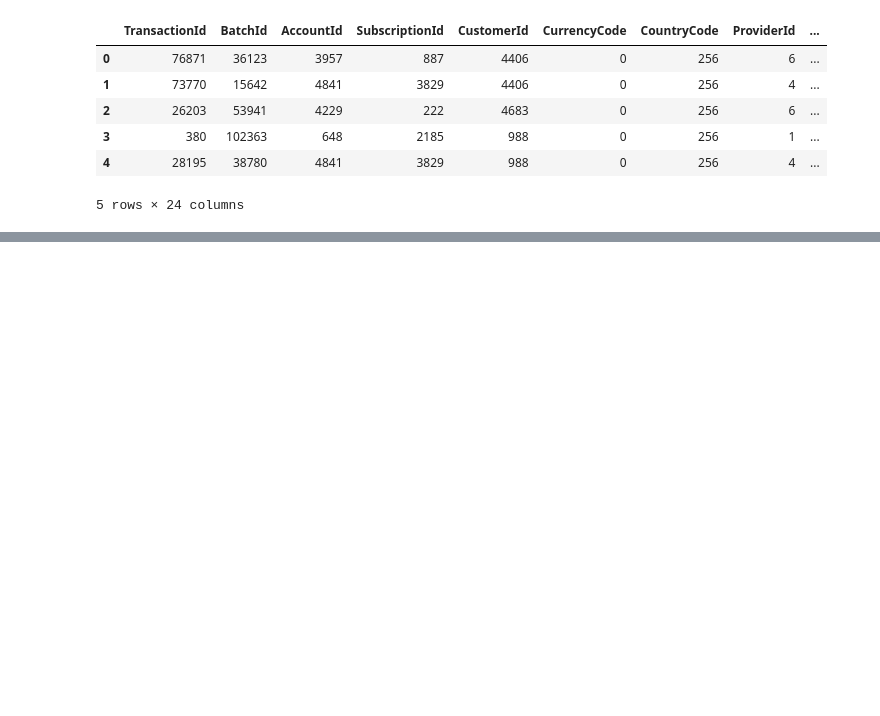
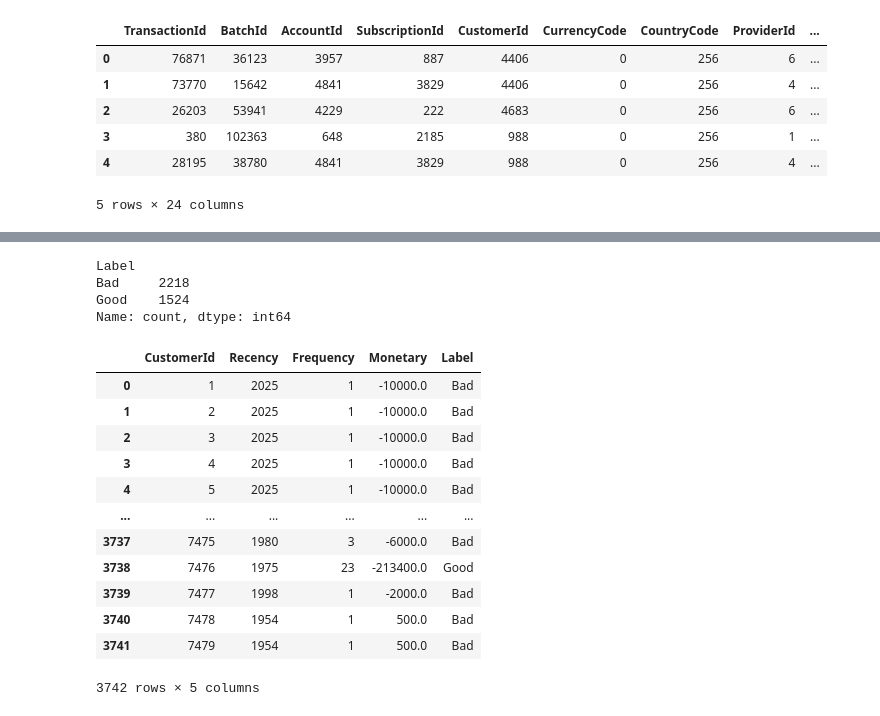
Before and after one commit to abigiyaayele/BatiBank_creditScoring, a Jupyter notebook: NoteBooks/feature_eng.ipynb, the cells around one changed output, grey strips where cells are left out. Cells and saved outputs as stored; diff of their text form; code cells hidden in the pictures; blank space fills up the shorter version.

```diff
--- a/NoteBooks/feature_eng.ipynb
+++ b/NoteBooks/feature_eng.ipynb
@@ -624,0 +674,33 @@ Name: count, dtype: int64
+# %%
+# 2. Assign Good and Bad Labels
+# Define boundary values
+high_freq_boundary = rfms_scores['Frequency'].quantile(0.75)
+high_monetary_boundary = rfms_scores['Monetary'].quantile(0.75)
+low_recency_boundary = rfms_scores['Recency'].quantile(0.25)
+
+# Assign labels based on boundary
+rfms_scores['Label'] = 'Good'
+rfms_scores.loc[(rfms_scores['Frequency'] <= high_freq_boundary) &
+                (rfms_scores['Monetary'] <= high_monetary_boundary) &
+                (rfms_scores['Recency'] >= low_recency_boundary), 'Label'] = 'Bad'
+print(rfms_scores['Label'] .value_counts())
+# Display the first few rows of RFMS scores with labels
+rfms_scores
+# %% [output]
+Label
+Bad     2218
+Good    1524
+Name: count, dtype: int64
+|  | CustomerId | Recency | Frequency | Monetary | Label |
+| 0 | 1 | 2025 | 1 | -10000.0 | Bad |
+| 1 | 2 | 2025 | 1 | -10000.0 | Bad |
+| 2 | 3 | 2025 | 1 | -10000.0 | Bad |
+| 3 | 4 | 2025 | 1 | -10000.0 | Bad |
+| 4 | 5 | 2025 | 1 | -10000.0 | Bad |
+| ... | ... | ... | ... | ... | ... |
+| 3737 | 7475 | 1980 | 3 | -6000.0 | Bad |
+| 3738 | 7476 | 1975 | 23 | -213400.0 | Good |
+| 3739 | 7477 | 1998 | 1 | -2000.0 | Bad |
+| 3740 | 7478 | 1954 | 1 | 500.0 | Bad |
+| 3741 | 7479 | 1954 | 1 | 500.0 | Bad |
+3742 rows × 5 columns
```
Also changed, not shown: parts of 6 cells of this notebook, 2 other files.
